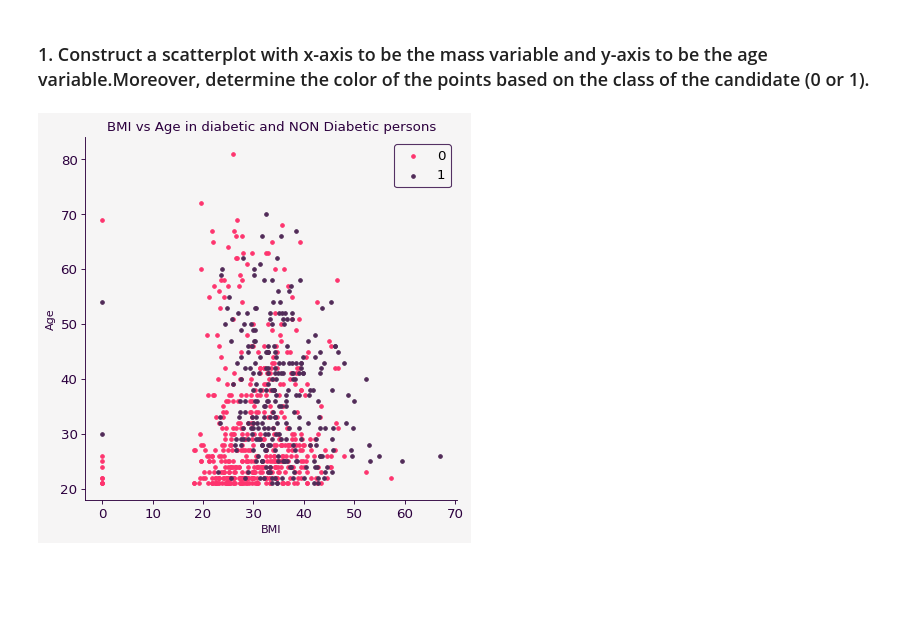
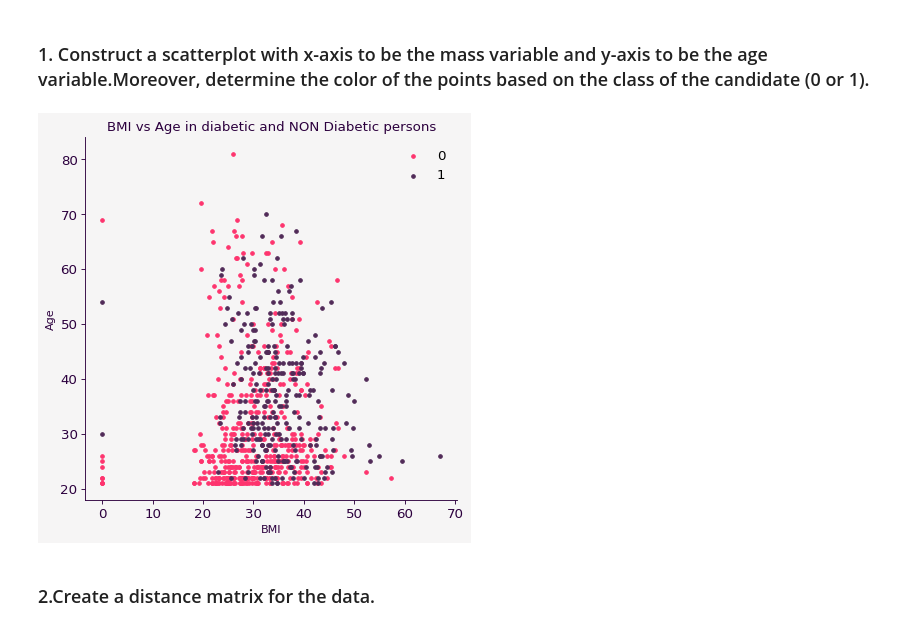
Before and after one commit to abhishek540/freelancing_project, a Jupyter notebook: pima-indian-diabetes-dataset-lab-assignment-05.ipynb, the cells around one changed output. Drawn from its saved outputs; the diff is of its cells as text; code cells hidden in the pictures; blank space fills up the shorter version.

Commit message:
Kaggle Notebook | pima_indian_diabetes_dataset_lab_assignment_05 | Version 3

```diff
--- a/pima-indian-diabetes-dataset-lab-assignment-05.ipynb
+++ b/pima-indian-diabetes-dataset-lab-assignment-05.ipynb
@@ -93,4 +102,4 @@ init_notebook_mode(connected=True)
 # %%
-df = pd.read_csv("../input/pima-indians-diabetes-database/diabetes.csv", index_col = 0, encoding="utf-8")
+df = pd.read_csv("../input/pima-indians-diabetes-database/diabetes.csv", index_col = False, encoding="utf-8")
 df.head(3)
 # %% [output]
@@ -147,31 +156,33 @@ plt.show()
 # %%
 #creating categories of outcome
 categories = np.unique(df["Outcome"])
 color_category = [colors[1],colors[2]]
 
 #deciding the subplot size
 fig, ax = plt.subplots(figsize = (6,6),dpi=80, facecolor=colors[0])
 ax.set_facecolor(colors[0])
 
 #for each category mapped into scatterplot then like 1st layer and second layer
 for i, category in enumerate(categories):
     plt.scatter("BMI","Age",data = df.loc[df.Outcome==category,:],s =10, c = colors[i+1] , label=str(category))
 
 #decoration
 #giving label to the axis
 plt.xlabel("BMI");    plt.ylabel("Age")
 #title of the plot
 plt.title("BMI vs Age in diabetic and NON Diabetic persons", color = colors[3])
 plt.gca(xlims=(0,70),ylims=(0,80))
 
 plt.xticks(fontsize=12); plt.yticks(fontsize=12)
-plt.legend(fontsize=12,facecolor= colors[0],edgecolor=colors[3])
+plt.legend(fontsize=12,facecolor= colors[0],edgecolor=colors[0])
 
 ax.xaxis.label.set_color(colors[3]); ax.yaxis.label.set_color(colors[3])
 ax.tick_params(axis="x",colors=colors[3]);ax.tick_params(axis = "y",colors=colors[3])
 ax.spines["left"].set_color(colors[3]);ax.spines["bottom"].set_color(colors[3])
 ax.spines["right"].set_visible(False);ax.spines["top"].set_visible(False)
 
 plt.show()
 # %% [output]
-[figure, old version]
+[figure, new version]
+# %% [markdown]
+### 2.Create a distance matrix for the data.
```
Also changed, not shown: parts of 26 cells of this notebook.
